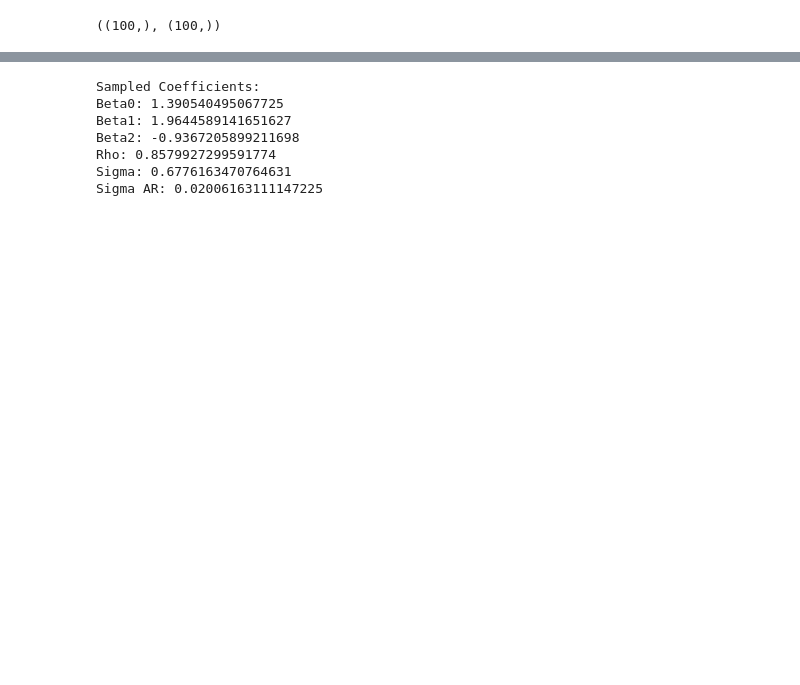
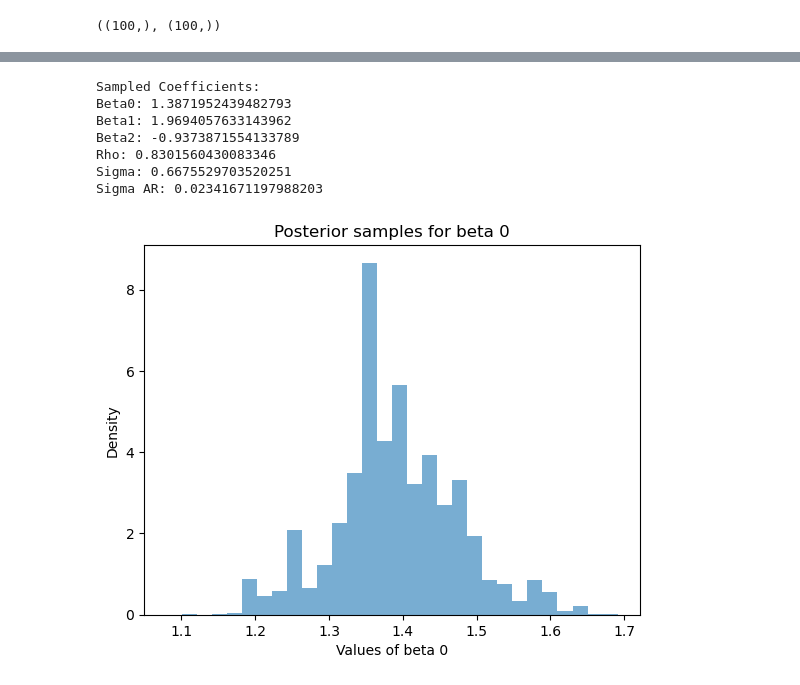
Before and after one commit to Gayara-Fernando/Bayes_computations, a Jupyter notebook: Latent_AR_Process_Model.ipynb, the cells around one changed output, grey strips where cells are left out. Saved outputs shown, nothing was run; the diff lists cells and outputs as text; code cells hidden in the pictures; blank space fills up the shorter version.

```diff
--- a/Latent_AR_Process_Model.ipynb
+++ b/Latent_AR_Process_Model.ipynb
@@ -74,7 +75,6 @@ def nuts(initial_params, no_of_samples, step_size=0.1):
 
     return np.array(samples)
 # %%
-%%time
 # Initial parameters for sampling
 initial_params = [0.0, 0.0, 0.0, 0.0, 1.0, 1.0]  # beta0, beta1, beta2, rho, sigma, sigma_ar
-no_of_samples = 20000
+no_of_samples = 50000
@@ -95,9 +96,25 @@ print("Sigma:", np.mean(samples[:, 4]))
 print("Sigma AR:", np.mean(samples[:, 5]))
 # %% [output]
 Sampled Coefficients:
-Beta0: 1.390540495067725
-Beta1: 1.9644589141651627
-Beta2: -0.9367205899211698
-Rho: 0.8579927299591774
-Sigma: 0.6776163470764631
-Sigma AR: 0.02006163111147225
+Beta0: 1.3871952439482793
+Beta1: 1.9694057633143962
+Beta2: -0.9373871554133789
+Rho: 0.8301560430083346
+Sigma: 0.6675529703520251
+Sigma AR: 0.02341671197988203
+# %%
+Beta_0 = samples[:, 0][1000:]
+Beta_1 = samples[:, 1][1000:]
+Beta_2 = samples[:, 2][1000:]
+Rho = samples[:, 3][1000:]
+Sigma = samples[:, 4][1000:]
+Sigma_AR = samples[:, 5][1000:]
+# %%
+# Plotting the posterior distribution
+plt.hist(Beta_0, bins=30, density=True , alpha=0.6)
+plt.title('Posterior samples for beta 0')
+plt.ylabel('Density')
+plt.xlabel('Values of beta 0')
+plt.show()
+# %% [output]
+[figure, added]
```
Also changed, not shown: parts of 8 cells of this notebook.
